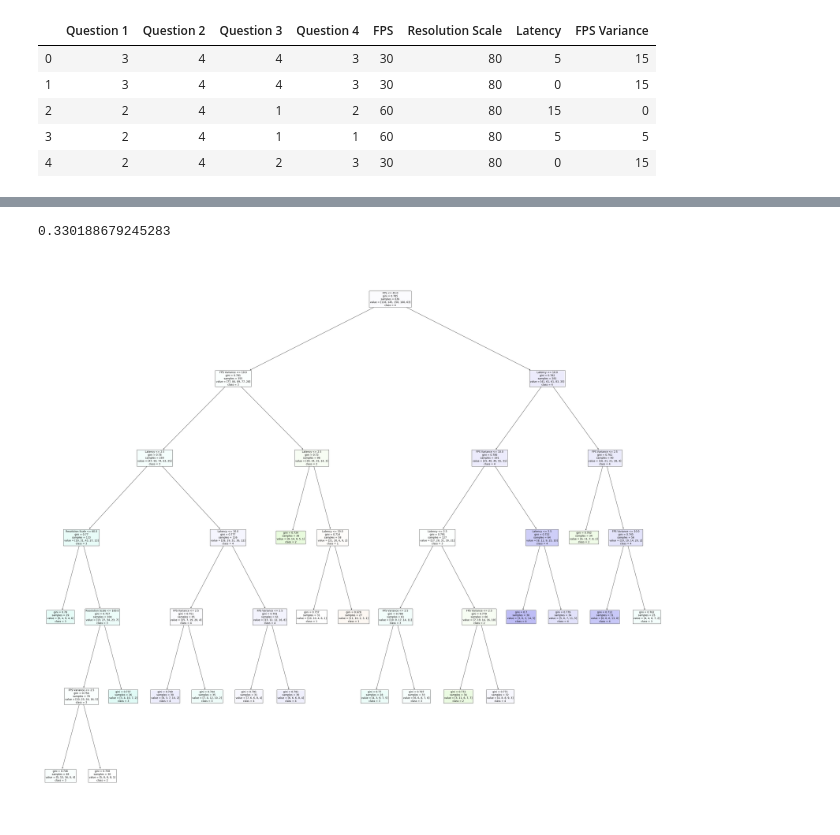
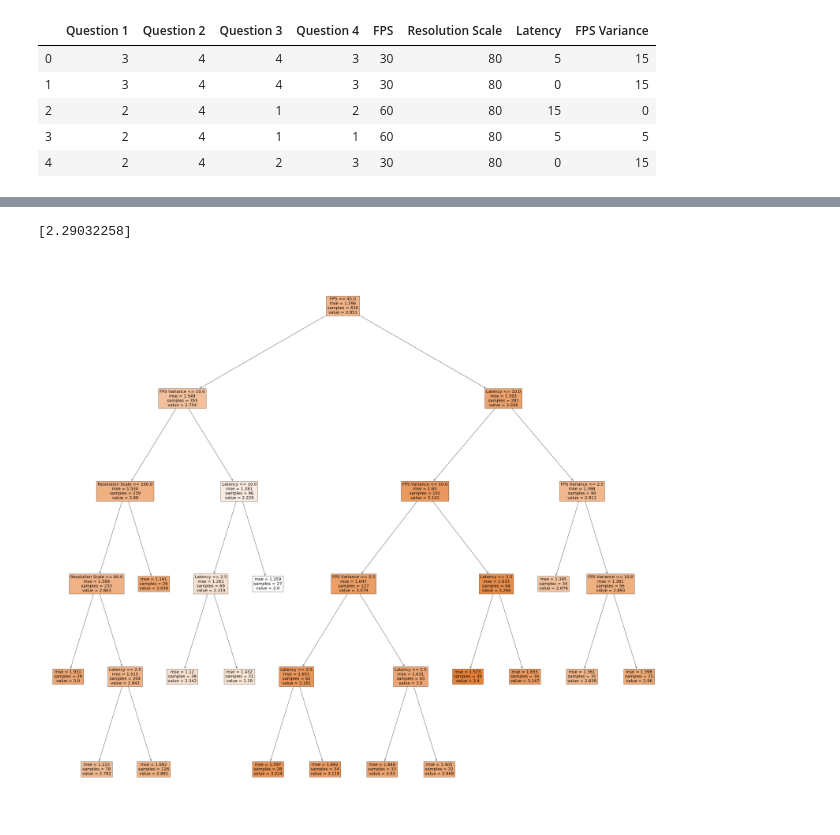
Before and after one commit to RoyceHong/BoatAttack, a Jupyter notebook: Analysis/DecisionTree.ipynb, the cells around one changed output, grey strips where cells are left out. Saved outputs shown, nothing was run; the diff lists cells and outputs as text; code cells hidden in the pictures.

Commit message:
model stuff

```diff
--- a/Analysis/DecisionTree.ipynb
+++ b/Analysis/DecisionTree.ipynb
@@ -43,16 +71,17 @@ from sklearn import tree
 # %%
-clf = DecisionTreeClassifier()
+clf = DecisionTreeRegressor(max_depth = 5)
 model = clf.fit(X, y)
 
 fig = plt.figure(figsize=(55,50))
 _ = tree.plot_tree(clf,
                    feature_names=X.columns,
-                   class_names=['1', '2','3','4', '5'],
+#                    class_names=['1', '2','3','4', '5'],
                    filled=True)
-fig.savefig("decision_tree_classifier.png")
+fig.savefig("decistion_tree_regressor.png")
 text_representation = tree.export_text(clf)
 # print(text_representation)
 model.score(X, y)
+print(model.predict(np.array([30, 80, 5, 15]).reshape(1, -1)))
 # %% [output]
-0.330188679245283
+[2.29032258]
-[figure, old version]
+[figure, new version]
```
Also changed, not shown: parts of 4 cells of this notebook, 5 other files.
